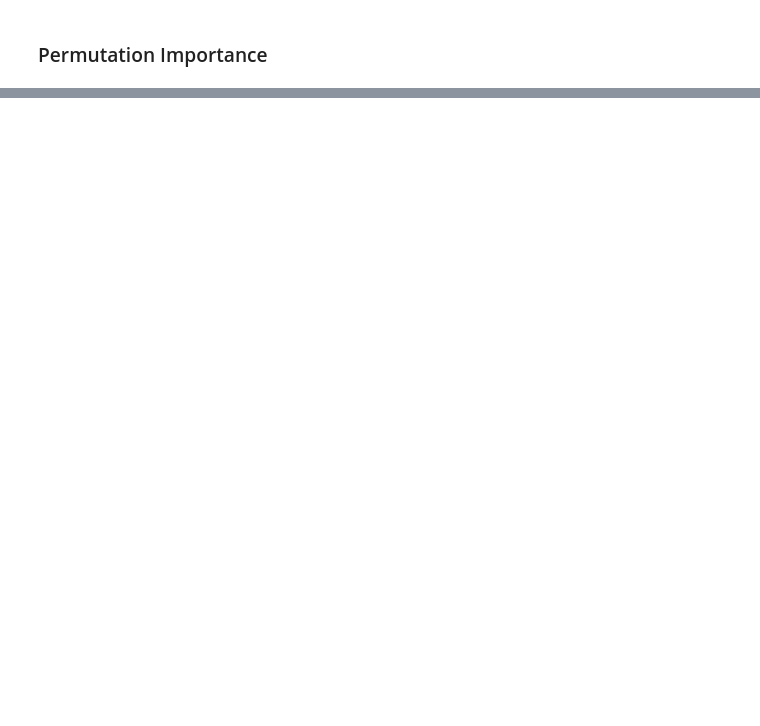
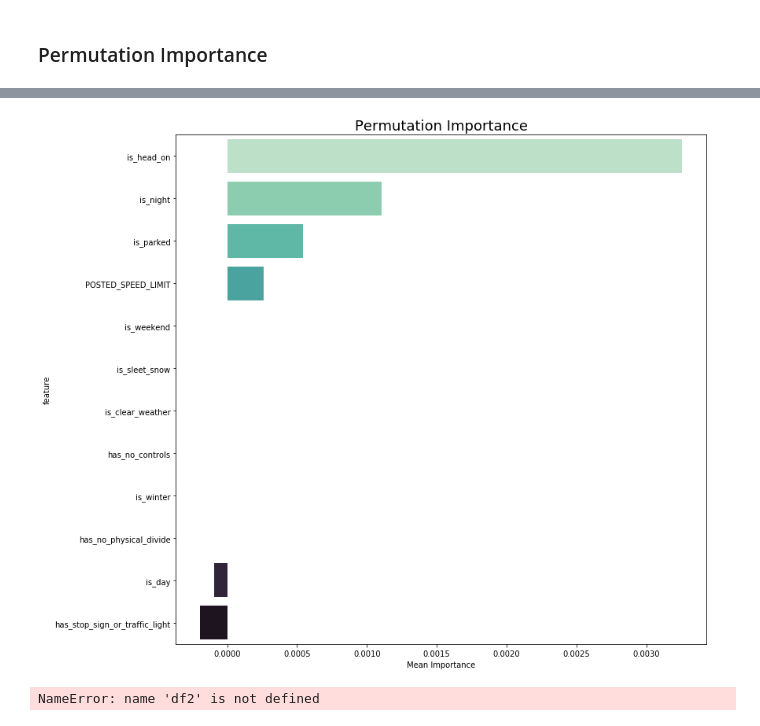
Before and after one commit to Morgan-Sell/chicago-traffic-safety, a Jupyter notebook: random_forest.ipynb, the cells around one changed output, grey strips where cells are left out. Drawn from its saved outputs; the diff is of its cells as text; code cells hidden in the pictures; blank space fills up the shorter version.

```diff
--- a/random_forest.ipynb
+++ b/random_forest.ipynb
@@ -114,0 +181,8 @@ ensemble_utils.calculate_and_plot_permutation_importance(rf, X_over, y_over, 20,
+# %%
+calculate_and_plot_permutation_importance(rf, X_over, y_over, 20, 3, (12,10), 16, X_train.columns)
+# %% [output]
+[figure, added]
+# %%
+df2
+# %% [output]
+NameError: name 'df2' is not defined
```
Also changed, not shown: parts of 6 cells of this notebook, 8 other files.
